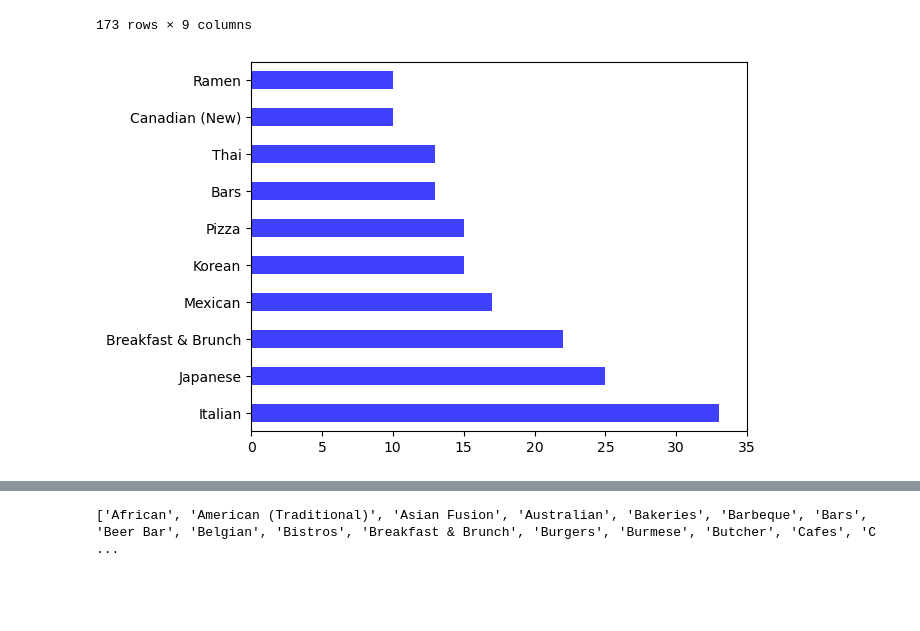
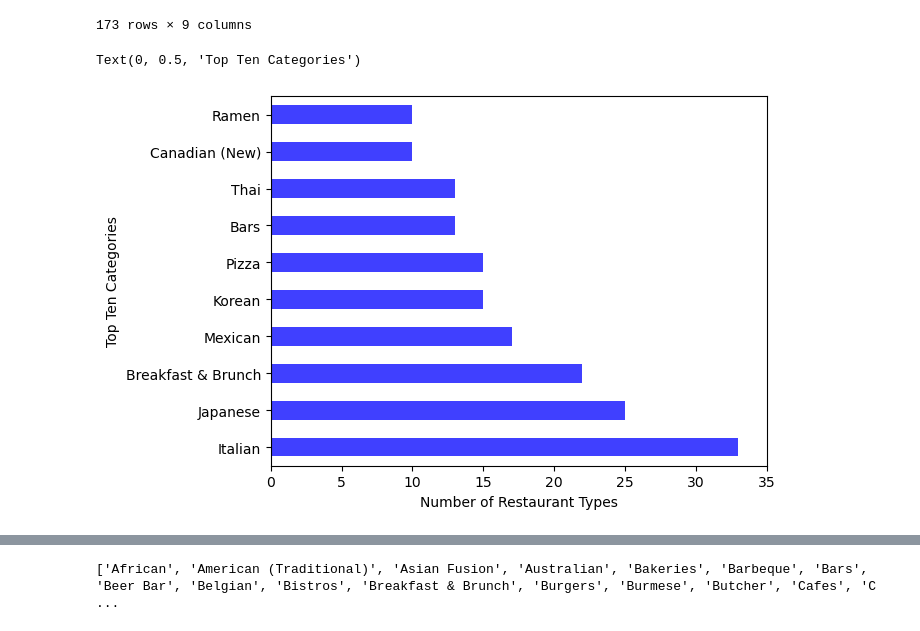
Before and after one commit to AlanDeng7/Module-7-Project1, a Jupyter notebook: Code_Alan/Question2.ipynb, the cells around one changed output, grey strips where cells are left out. Drawn from its saved outputs; the diff is of its cells as text; code cells hidden in the pictures; blank space fills up the shorter version.

```diff
--- a/Code_Alan/Question2.ipynb
+++ b/Code_Alan/Question2.ipynb
@@ -154,8 +158,11 @@ top_ten_tor
 173 rows × 9 columns
 # %%
 ax_tor = categ_tor[0:10].plot.barh(x="Category", y="Rating",xlim = [0,35],alpha = 0.75, color = "blue")
+ax_tor.set_xlabel("Number of Restaurant Types")
+ax_tor.set_ylabel("Top Ten Categories")
 # %% [output]
+Text(0, 0.5, 'Top Ten Categories')
-[figure, old version]
+[figure, new version]
 # %%
 rating_review_van_df
 # %% [output]
```
Also changed, not shown: parts of 7 cells of this notebook.
